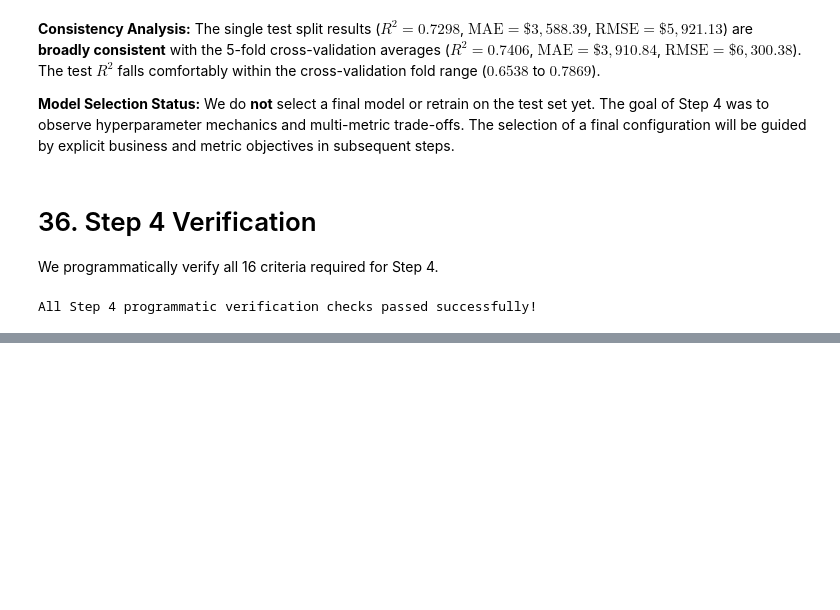
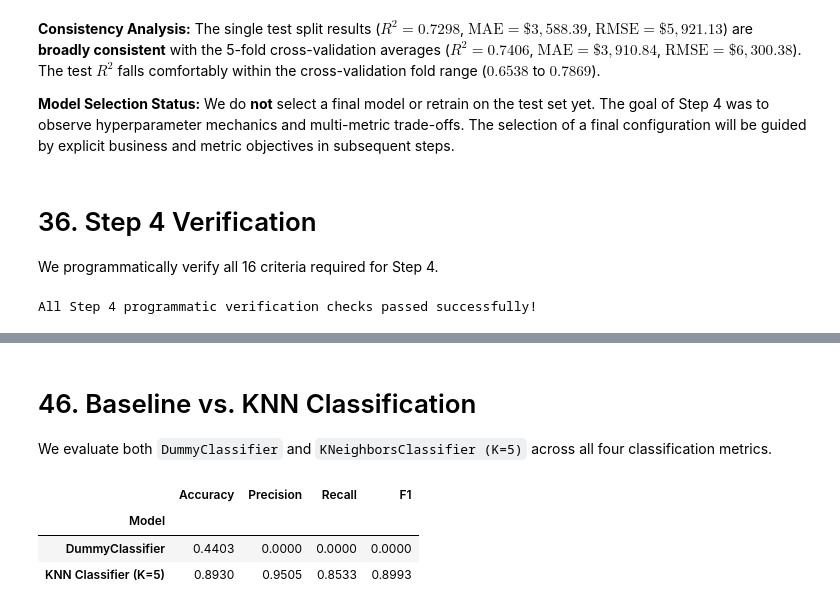
Before and after one commit to abed-dvp/insurance-model-performance-metrics, a Jupyter notebook: notebook.ipynb, the cells around one changed output, grey strips where cells are left out. Cells and saved outputs as stored; diff of their text form; code cells hidden in the pictures; blank space fills up the shorter version.

```diff
--- a/notebook.ipynb
+++ b/notebook.ipynb
@@ -1368,0 +1378,3 @@ All Step 4 programmatic verification checks passed successfully!
+# %%
+price_threshold = y_train.median()
+print(f"Learned Training Price Threshold: ${price_threshold:.2f}")
@@ -1368,0 +1565,17 @@ All Step 4 programmatic verification checks passed successfully!
+# %%
+from sklearn.metrics import (
+    accuracy_score,
+    precision_score,
+    recall_score,
+    f1_score
+)
+
+accuracy = accuracy_score(y_class_test, class_preds)
+precision = precision_score(y_class_test, class_preds)
+recall = recall_score(y_class_test, class_preds)
+f1 = f1_score(y_class_test, class_preds)
+
+print("Accuracy =", round(accuracy, 2))
+print("Precision =", round(precision, 2))
+print("Recall =", round(recall, 2))
+print("F1 score =", round(f1, 2))
@@ -1368,0 +1601,23 @@ All Step 4 programmatic verification checks passed successfully!
+# %% [markdown]
+# 46. Baseline vs. KNN Classification
+
+We evaluate both `DummyClassifier` and `KNeighborsClassifier (K=5)` across all four classification metrics.
+# %%
+b_prec = precision_score(y_class_test, baseline_class_preds, zero_division=0)
+b_rec = recall_score(y_class_test, baseline_class_preds, zero_division=0)
+b_f1 = f1_score(y_class_test, baseline_class_preds, zero_division=0)
+
+classification_comparison = pd.DataFrame({
+    "Model": ["DummyClassifier", "KNN Classifier (K=5)"],
+    "Accuracy": [round(baseline_accuracy, 4), round(accuracy, 4)],
+    "Precision": [round(b_prec, 4), round(precision, 4)],
+    "Recall": [round(b_rec, 4), round(recall, 4)],
+    "F1": [round(b_f1, 4), round(f1, 4)]
+}).set_index("Model")
+
+display(classification_comparison)
+# %% [output]
+|  | Accuracy | Precision | Recall | F1 |
+| Model |  |  |  |  |
+| DummyClassifier | 0.4403 | 0.0000 | 0.0000 | 0.0000 |
+| KNN Classifier (K=5) | 0.8930 | 0.9505 | 0.8533 | 0.8993 |
```
Also changed, not shown: parts of 37 cells of this notebook, 1 other file.
